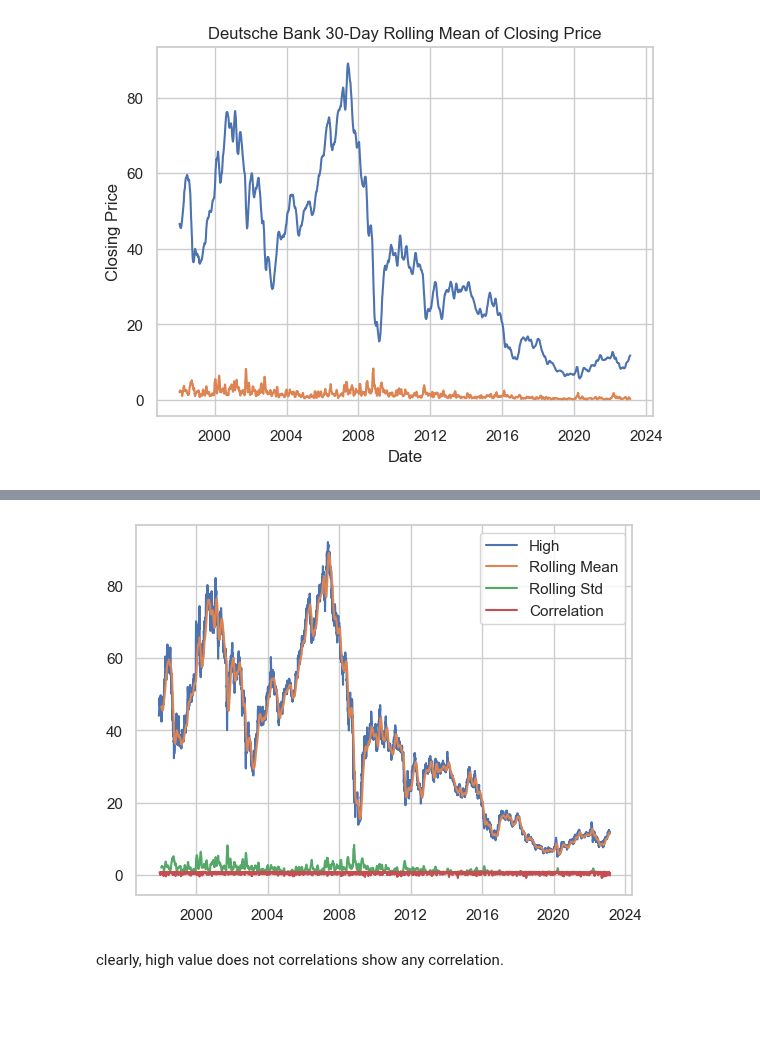
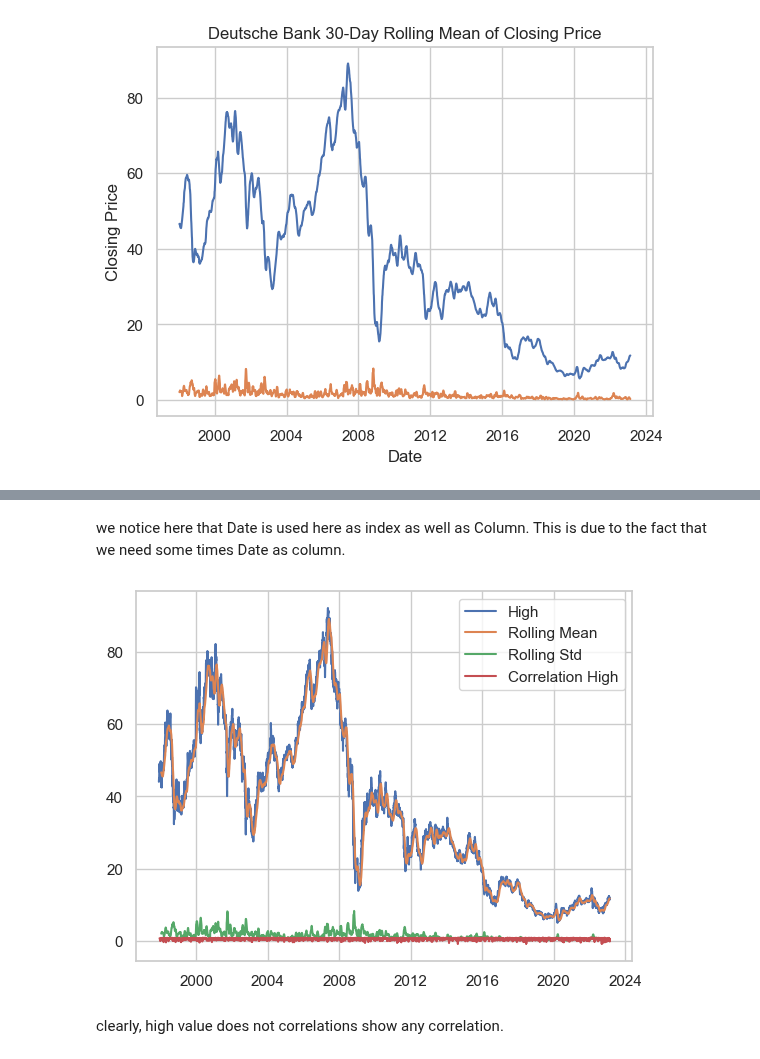
Before and after one commit to arunp77/Python-programming, a Jupyter notebook: Python-fundamental/Exploretory data analysis on risk factors involved in investment by Deutch Bank.ipynb, the cells around one changed output, grey strips where cells are left out. Drawn from its saved outputs; the diff is of its cells as text; code cells hidden in the pictures; blank space fills up the shorter version.

```diff
--- a/Python-fundamental/Exploretory data analysis on risk factors involved in investment by Deutch Bank.ipynb
+++ b/Python-fundamental/Exploretory data analysis on risk factors involved in investment by Deutch Bank.ipynb
@@ -1057,3 +1118,5 @@ dbbank_df.head()
+# %% [markdown]
+we notice here that Date is used here as index as well as Column. This is due to the fact that we need some times Date as column.
 # %%
 # Calculate rolling correlation with window size 10
 rollinghigh_corr = dbbank_df['High'].rolling(window=10).corr(dbbank_df['shifted_high'])
@@ -1062,12 +1125,12 @@ rollingClose_corr = dbbank_df['Close'].rolling(window=10).corr(dbbank_df['shifte
 # %%
 plt.plot(dbbank_df['High'], label='High')
 plt.plot(rolling_mean, label='Rolling Mean')
 plt.plot(rolling_std, label='Rolling Std')
-plt.plot(rollinghigh_corr, label='Correlation')
+plt.plot(rollinghigh_corr, label='Correlation High')
 plt.legend()
 plt.show()
 # %% [output]
-[figure, old version]
+[figure, new version]
 # %% [markdown]
 clearly, high value does not correlations show any correlation.
 # %%
```
Also changed, not shown: parts of 39 cells of this notebook.
